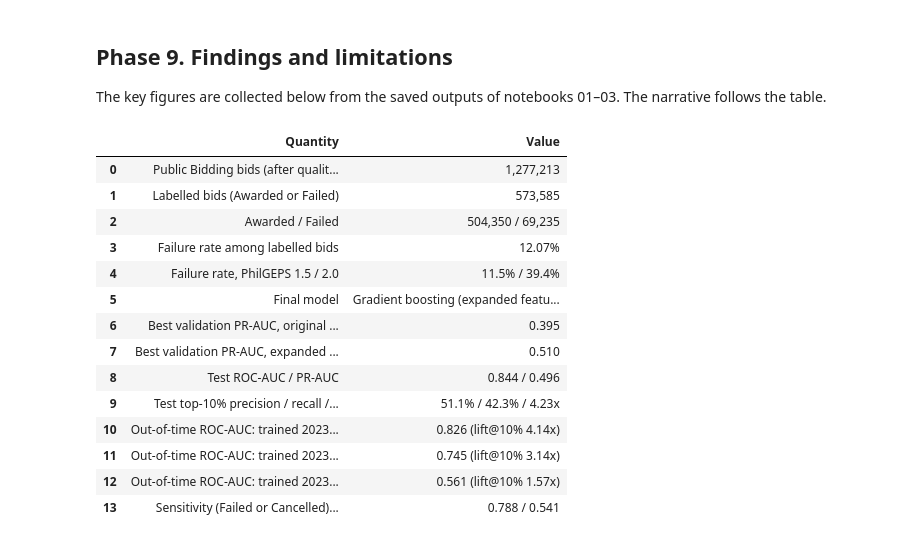
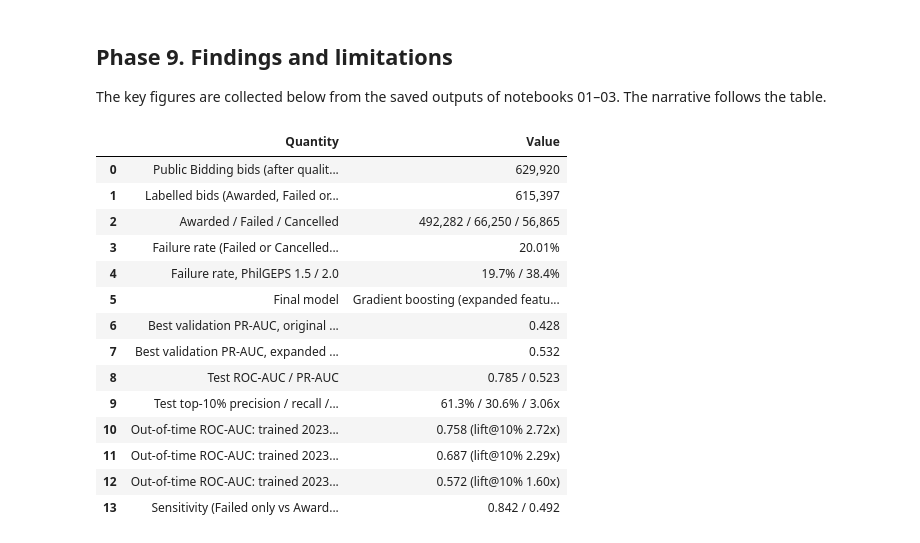
Before and after one commit to deyosa/philgeps-ml-project, a Jupyter notebook: notebooks/03_diagnostics_and_interpretation.ipynb, the cells around one changed output. Cells and saved outputs as stored; diff of their text form; code cells hidden in the pictures.

```diff
--- a/notebooks/03_diagnostics_and_interpretation.ipynb
+++ b/notebooks/03_diagnostics_and_interpretation.ipynb
@@ -192,7 +193,7 @@ coverage["Label coverage (%)"] = (coverage.labelled / coverage.bids * 100).round
 coverage["Failure rate among labelled (%)"] = (coverage.failed / coverage.labelled * 100).round(2)
 display(coverage)
 
-unlabelled = bids[bids.Target_Failed.isna() & bids.status.isin(["Closed", "Active", "Cancelled"])]
+unlabelled = bids[bids.Target_Failed.isna() & bids.status.isin(["Active", "Shortlisted", "Concluded"])]
 unlabelled_prob = calibrated.predict_proba(pf.model_frame(unlabelled, numeric, categorical))[:, 1]
 scores = pd.concat([
     pd.DataFrame({"status": test.status, "Source System": test["Source System"], "predicted risk": test.prob}),
@@ -202,11 +203,11 @@ display(scores.groupby(["status", "Source System"], observed=True)["predicted ri
         .agg(bids="size", mean="mean", median="median").round(3))
 
 fig, ax = plt.subplots(figsize=(10, 4.5))
-for status, color in [("Awarded", "tab:green"), ("Failed", "tab:red"), ("Closed", "tab:gray"), ("Cancelled", "tab:orange"), ("Active", "tab:blue")]:
+for status, color in [("Awarded", "tab:green"), ("Failed", "tab:red"), ("Cancelled", "tab:orange"), ("Active", "tab:blue")]:
     s = scores.loc[scores.status == status, "predicted risk"]
     ax.hist(s, bins=50, range=(0, 1), density=True, histtype="step", lw=2, label=f"{status} (n={len(s):,})", color=color)
 ax.set_xlabel("Predicted probability of failure"); ax.set_ylabel("Density")
-ax.set_title("Predicted risk by bid status (Awarded/Failed: test set; others: all unlabelled bids)")
+ax.set_title("Predicted risk by bid status (Awarded/Failed/Cancelled: test set; Active: all unlabelled bids)")
 ax.legend(); plt.tight_layout(); plt.show()
 # %% [output]
 |  |  | bids | labelled | failed | Label coverage (%) | Failure rate among labelled (%) |
@@ -414,40 +414,40 @@ display(band)
 The key figures are collected below from the saved outputs of notebooks 01–03. The narrative follows the table.
 # %%
 val_results = pd.read_csv(pf.MODELS / "validation_results.csv")
-sens = pd.read_csv(pf.MODELS / "sensitivity_cancelled.csv")
+sens = pd.read_csv(pf.MODELS / "sensitivity_failed_only.csv")
 lab = labelled
 key_figures = pd.DataFrame([
     ("Public Bidding bids (after quality exclusions)", f"{len(bids):,}"),
-    ("Labelled bids (Awarded or Failed)", f"{len(lab):,}"),
-    ("Awarded / Failed", f"{int((lab.Target_Failed == 0).sum()):,} / {int(lab.Target_Failed.sum()):,}"),
-    ("Failure rate among labelled bids", f"{lab.Target_Failed.mean() * 100:.2f}%"),
+    ("Labelled bids (Awarded, Failed or Cancelled)", f"{len(lab):,}"),
+    ("Awarded / Failed / Cancelled", " / ".join(f"{int((lab.status == s).sum()):,}" for s in ["Awarded", "Failed", "Cancelled"])),
+    ("Failure rate (Failed or Cancelled) among labelled bids", f"{lab.Target_Failed.mean() * 100:.2f}%"),
     ("Failure rate, PhilGEPS 1.5 / 2.0", " / ".join(f"{lab[lab['Source System'] == s].Target_Failed.mean() * 100:.1f}%" for s in ["1.5", "2.0"])),
     ("Final model", f"{config['model']} ({config['feature_set']} features)"),
     ("Best validation PR-AUC, original 5 features", f"{val_results[val_results['Feature set'] == 'original_5']['PR-AUC'].max():.3f}"),
     ("Best validation PR-AUC, expanded features", f"{val_results[val_results['Feature set'] == 'expanded']['PR-AUC'].max():.3f}"),
     ("Test ROC-AUC / PR-AUC", f"{config['test']['ROC-AUC']:.3f} / {config['test']['PR-AUC']:.3f}"),
     ("Test top-10% precision / recall / lift", f"{config['test']['Precision@10%'] * 100:.1f}% / {config['test']['Recall@10%'] * 100:.1f}% / {config['test']['Lift@10%']:.2f}x"),
 ] + [(f"Out-of-time ROC-AUC: {r.Evaluation.replace('Trained 2023–2024 → ', 'trained 2023–2024, tested ')}", f"{r['ROC-AUC']:.3f} (lift@10% {r['Lift@10%']:.2f}x)")
      for _, r in oot[oot.Evaluation.str.startswith("Trained")].iterrows()]
-  + [("Sensitivity (Failed or Cancelled) test ROC-AUC / PR-AUC", f"{sens.iloc[1]['ROC-AUC']:.3f} / {sens.iloc[1]['PR-AUC']:.3f}")],
+  + [("Sensitivity (Failed only vs Awarded) test ROC-AUC / PR-AUC", f"{sens.iloc[1]['ROC-AUC']:.3f} / {sens.iloc[1]['PR-AUC']:.3f}")],
     columns=["Quantity", "Value"])
 display(key_figures)
 # %% [output]
 |  | Quantity | Value |
-| 0 | Public Bidding bids (after qualit... | 1,277,213 |
-| 1 | Labelled bids (Awarded or Failed) | 573,585 |
-| 2 | Awarded / Failed | 504,350 / 69,235 |
-| 3 | Failure rate among labelled bids | 12.07% |
-| 4 | Failure rate, PhilGEPS 1.5 / 2.0 | 11.5% / 39.4% |
+| 0 | Public Bidding bids (after qualit... | 629,920 |
+| 1 | Labelled bids (Awarded, Failed or... | 615,397 |
+| 2 | Awarded / Failed / Cancelled | 492,282 / 66,250 / 56,865 |
+| 3 | Failure rate (Failed or Cancelled... | 20.01% |
+| 4 | Failure rate, PhilGEPS 1.5 / 2.0 | 19.7% / 38.4% |
 | 5 | Final model | Gradient boosting (expanded featu... |
-| 6 | Best validation PR-AUC, original ... | 0.395 |
-| 7 | Best validation PR-AUC, expanded ... | 0.510 |
-| 8 | Test ROC-AUC / PR-AUC | 0.844 / 0.496 |
-| 9 | Test top-10% precision / recall /... | 51.1% / 42.3% / 4.23x |
-| 10 | Out-of-time ROC-AUC: trained 2023... | 0.826 (lift@10% 4.14x) |
-| 11 | Out-of-time ROC-AUC: trained 2023... | 0.745 (lift@10% 3.14x) |
-| 12 | Out-of-time ROC-AUC: trained 2023... | 0.561 (lift@10% 1.57x) |
-| 13 | Sensitivity (Failed or Cancelled)... | 0.788 / 0.541 |
+| 6 | Best validation PR-AUC, original ... | 0.428 |
+| 7 | Best validation PR-AUC, expanded ... | 0.532 |
+| 8 | Test ROC-AUC / PR-AUC | 0.785 / 0.523 |
+| 9 | Test top-10% precision / recall /... | 61.3% / 30.6% / 3.06x |
+| 10 | Out-of-time ROC-AUC: trained 2023... | 0.758 (lift@10% 2.72x) |
+| 11 | Out-of-time ROC-AUC: trained 2023... | 0.687 (lift@10% 2.29x) |
+| 12 | Out-of-time ROC-AUC: trained 2023... | 0.572 (lift@10% 1.60x) |
+| 13 | Sensitivity (Failed only vs Award... | 0.842 / 0.492 |
 # %% [markdown]
 ### Findings
 
```
Also changed, not shown: parts of 15 cells of this notebook, 4 other files.
